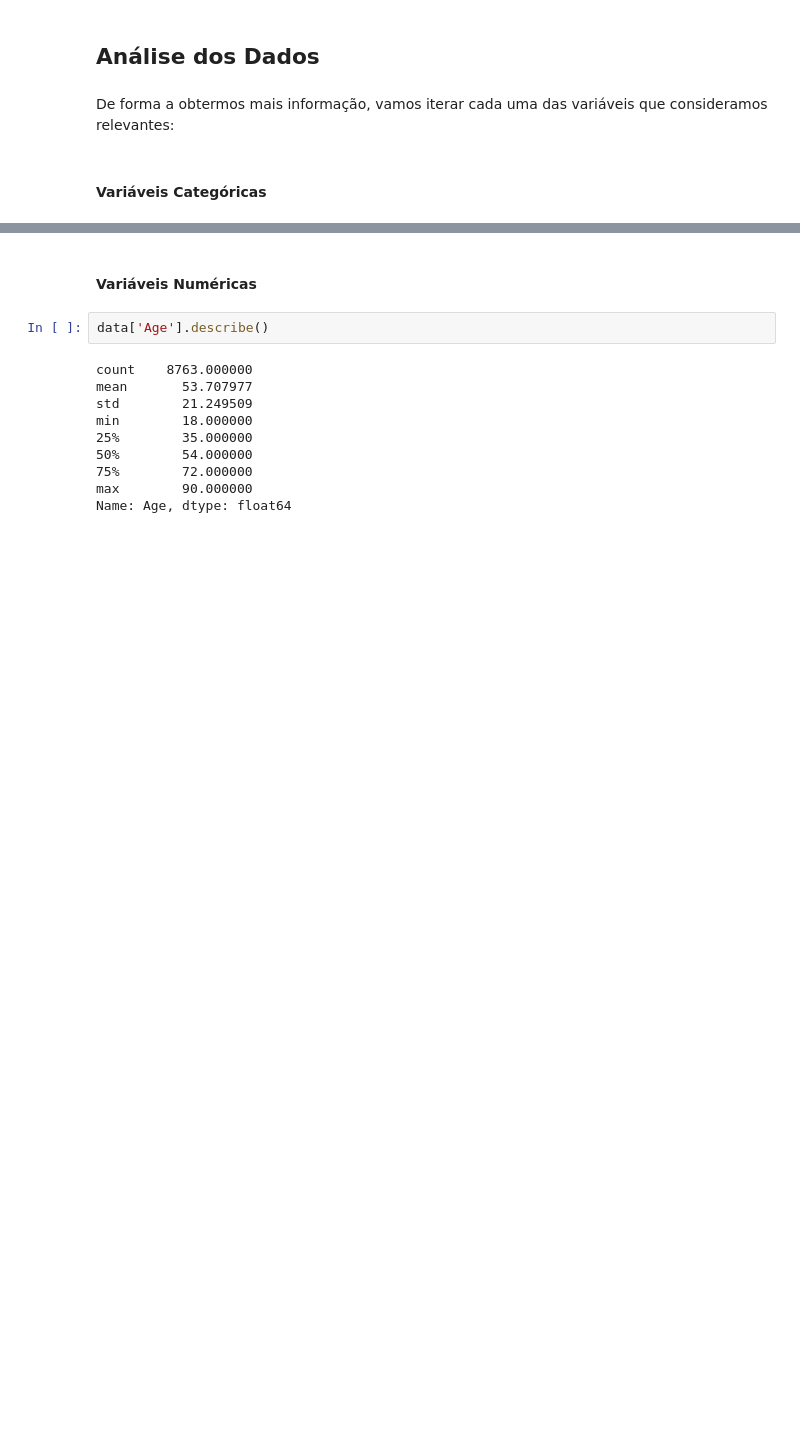
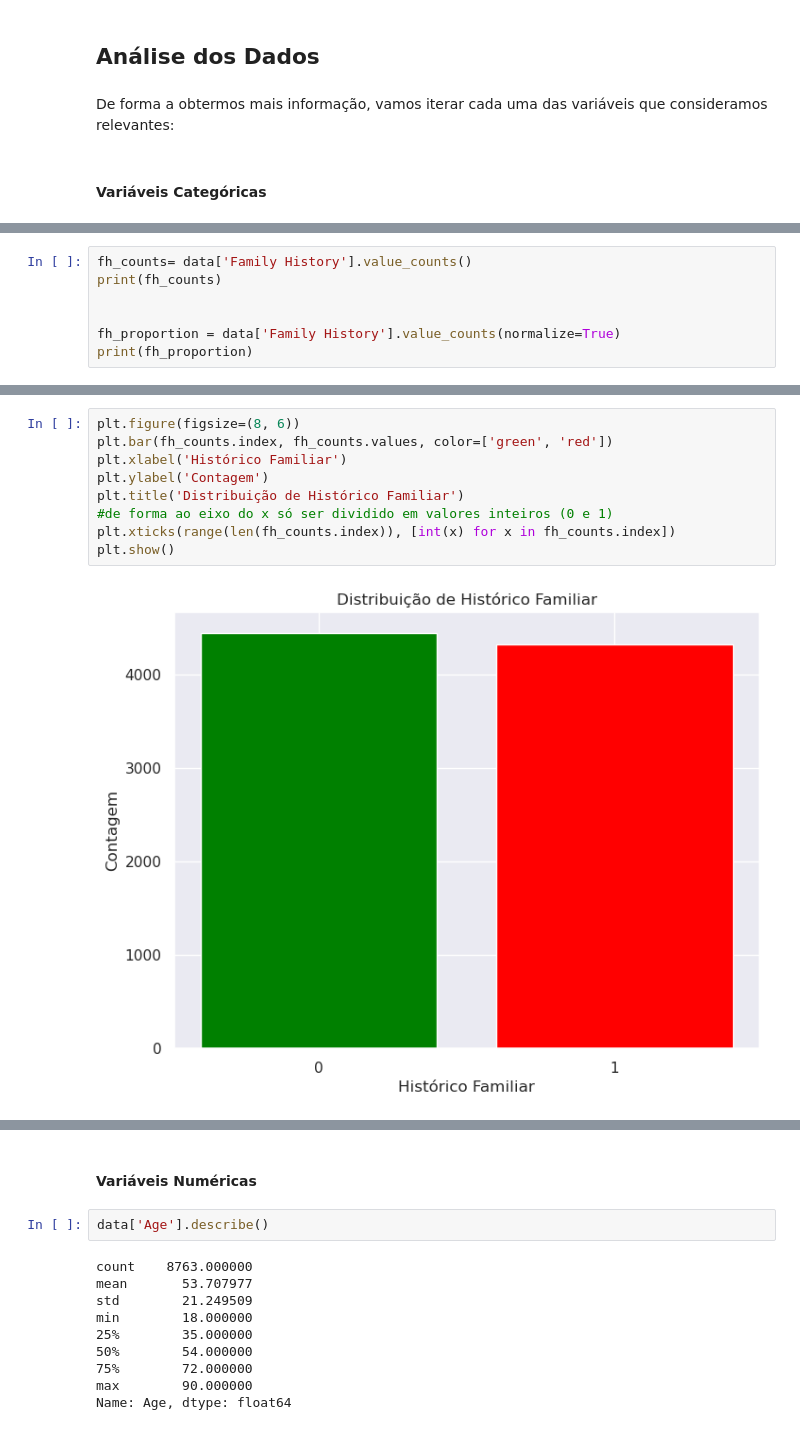
Before and after one commit to orlandopalmeira/Trabalho-DAA-2023-2024, a Jupyter notebook: Tarefa_1/tarefa_1_analise.ipynb, the cells around one changed output, grey strips where cells are left out. Saved outputs shown, nothing was run; the diff lists cells and outputs as text; blank space fills up the shorter version.

```diff
--- a/Tarefa_1/tarefa_1_analise.ipynb
+++ b/Tarefa_1/tarefa_1_analise.ipynb
@@ -408,0 +250,7 @@ Name: proportion, dtype: float64
+# %%
+fh_counts= data['Family History'].value_counts()
+print(fh_counts)
+
+
+fh_proportion = data['Family History'].value_counts(normalize=True)
+print(fh_proportion)
@@ -408,0 +266,11 @@ Name: proportion, dtype: float64
+# %%
+plt.figure(figsize=(8, 6))
+plt.bar(fh_counts.index, fh_counts.values, color=['green', 'red'])
+plt.xlabel('Histórico Familiar')
+plt.ylabel('Contagem')
+plt.title('Distribuição de Histórico Familiar')
+#de forma ao eixo do x só ser dividido em valores inteiros (0 e 1)
+plt.xticks(range(len(fh_counts.index)), [int(x) for x in fh_counts.index])
+plt.show()
+# %% [output]
+[figure, added]
```
Also changed, not shown: parts of 51 cells of this notebook.
